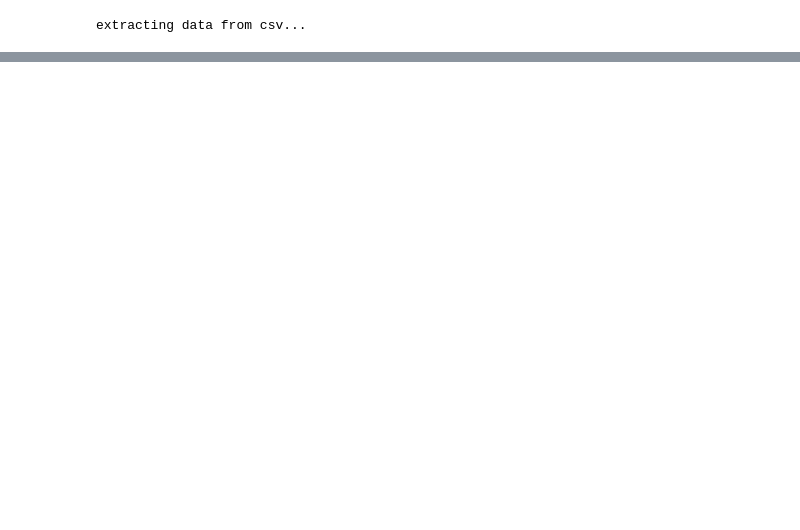
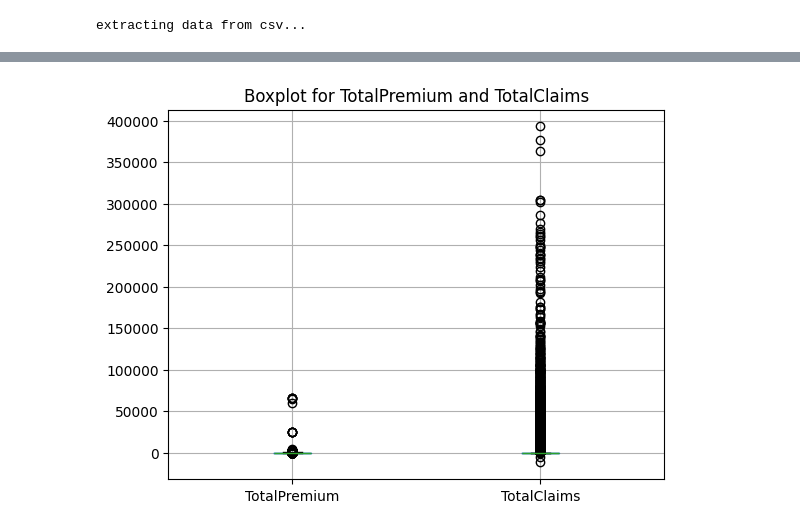
Before and after one commit to malzbanker/AIM, a Jupyter notebook: notebooks/eda.ipynb, the cells around one changed output, grey strips where cells are left out. Cells and saved outputs as stored; diff of their text form; code cells hidden in the pictures; blank space fills up the shorter version.

```diff
--- a/notebooks/eda.ipynb
+++ b/notebooks/eda.ipynb
@@ -91,0 +159,7 @@ dtype: int64
+# %%
+#Outlier Detection
+data[['TotalPremium', 'TotalClaims']].boxplot()
+plt.title('Boxplot for TotalPremium and TotalClaims')
+plt.show()
+# %% [output]
+[figure, added]
```
Also changed, not shown: parts of 11 cells of this notebook.
